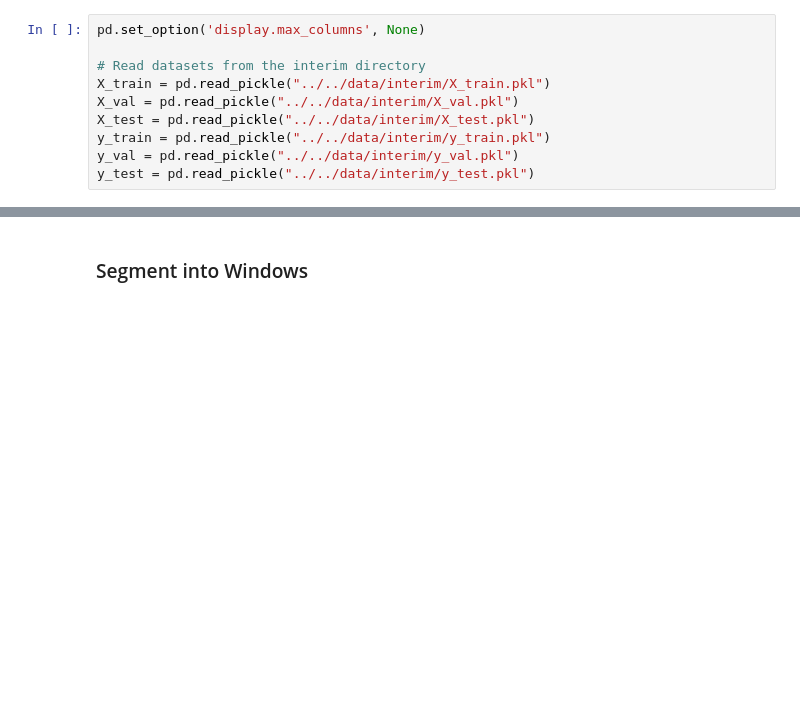
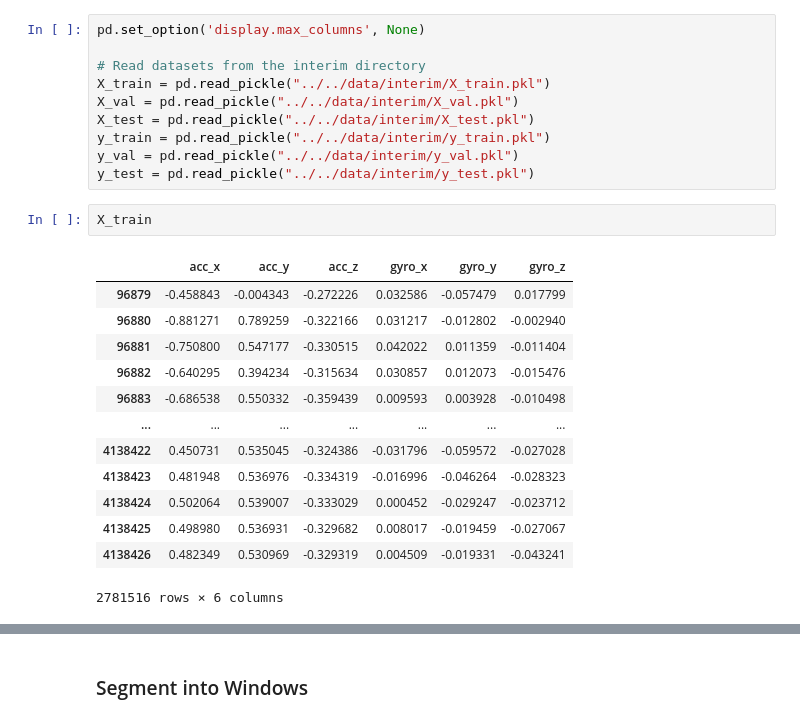
Before and after one commit to ronydebnath/ilab-group-12-1-fall-detection, a Jupyter notebook: notebooks/CNN/CNN.ipynb, the cells around one changed output, grey strips where cells are left out. Cells and saved outputs as stored; diff of their text form; blank space fills up the shorter version.

```diff
--- a/notebooks/CNN/CNN.ipynb
+++ b/notebooks/CNN/CNN.ipynb
@@ -12,3 +14,19 @@ X_test = pd.read_pickle("../../data/interim/X_test.pkl")
 y_train = pd.read_pickle("../../data/interim/y_train.pkl")
 y_val = pd.read_pickle("../../data/interim/y_val.pkl")
 y_test = pd.read_pickle("../../data/interim/y_test.pkl")
+# %%
+X_train
+# %% [output]
+|  | acc_x | acc_y | acc_z | gyro_x | gyro_y | gyro_z |
+| 96879 | -0.458843 | -0.004343 | -0.272226 | 0.032586 | -0.057479 | 0.017799 |
+| 96880 | -0.881271 | 0.789259 | -0.322166 | 0.031217 | -0.012802 | -0.002940 |
+| 96881 | -0.750800 | 0.547177 | -0.330515 | 0.042022 | 0.011359 | -0.011404 |
+| 96882 | -0.640295 | 0.394234 | -0.315634 | 0.030857 | 0.012073 | -0.015476 |
+| 96883 | -0.686538 | 0.550332 | -0.359439 | 0.009593 | 0.003928 | -0.010498 |
+| ... | ... | ... | ... | ... | ... | ... |
+| 4138422 | 0.450731 | 0.535045 | -0.324386 | -0.031796 | -0.059572 | -0.027028 |
+| 4138423 | 0.481948 | 0.536976 | -0.334319 | -0.016996 | -0.046264 | -0.028323 |
+| 4138424 | 0.502064 | 0.539007 | -0.333029 | 0.000452 | -0.029247 | -0.023712 |
+| 4138425 | 0.498980 | 0.536931 | -0.329682 | 0.008017 | -0.019459 | -0.027067 |
+| 4138426 | 0.482349 | 0.530969 | -0.329319 | 0.004509 | -0.019331 | -0.043241 |
+2781516 rows × 6 columns
```
Also changed, not shown: parts of 8 cells of this notebook, 3 other files.
